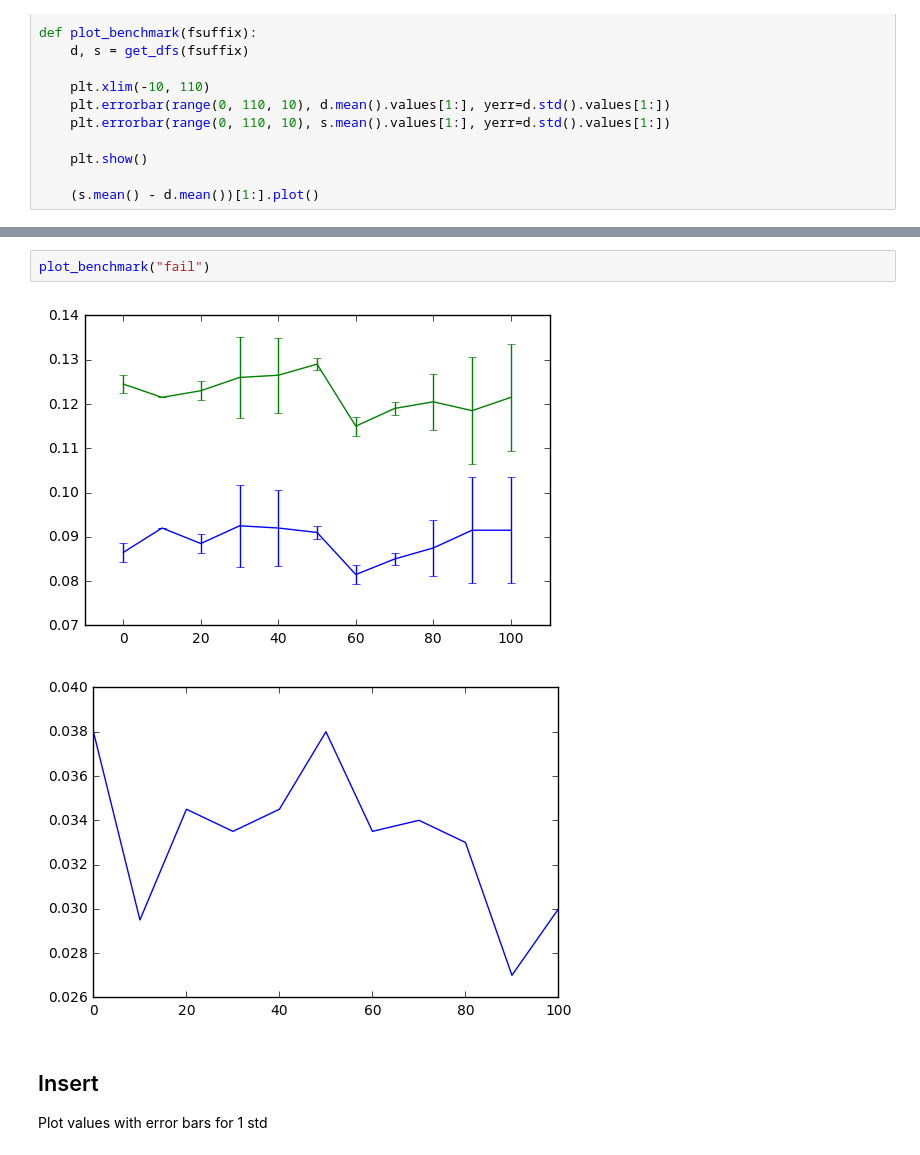
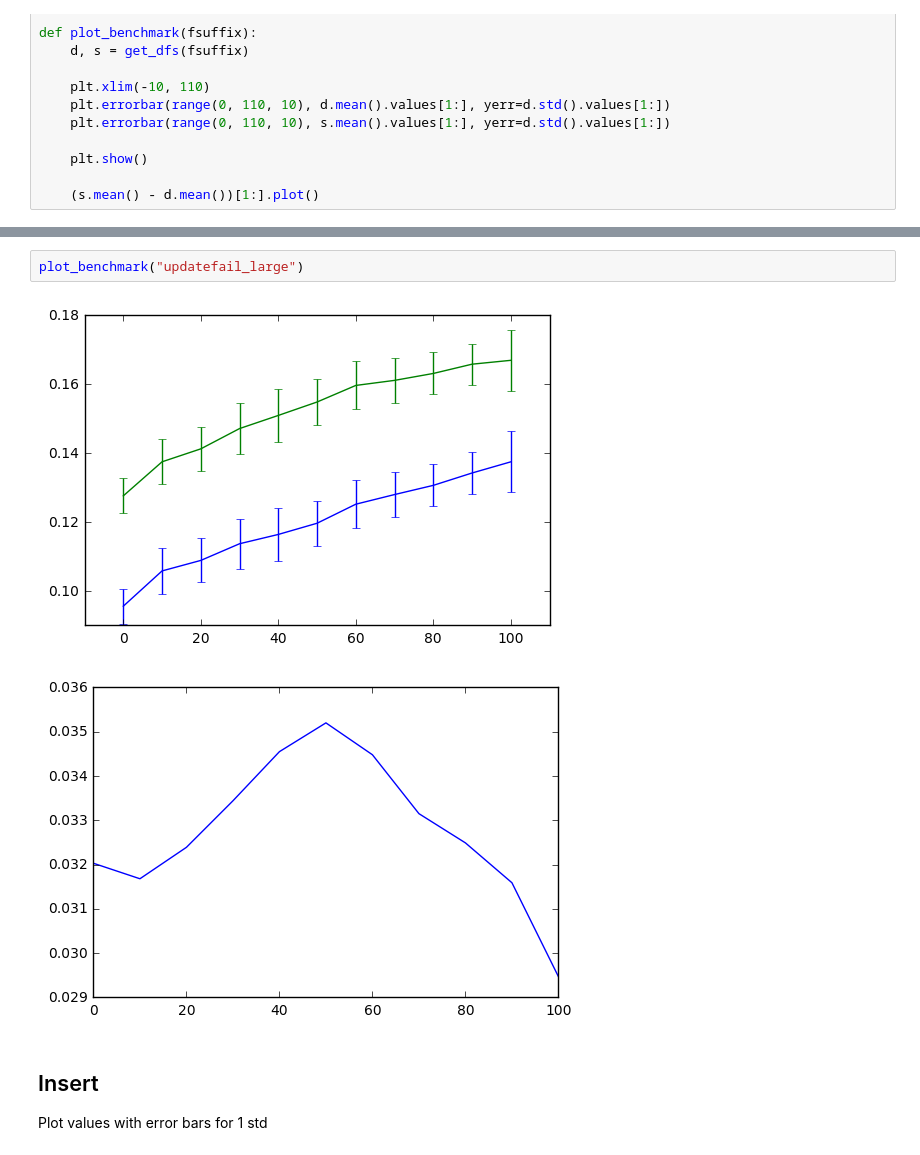
Before and after one commit to ezig/shilldb, a Jupyter notebook: experiments/queries/microbenchmarks.ipynb, the cells around one changed output, grey strips where cells are left out. Cells and saved outputs as stored; diff of their text form.

```diff
--- a/experiments/queries/microbenchmarks.ipynb
+++ b/experiments/queries/microbenchmarks.ipynb
@@ -27,8 +27,8 @@ plot_benchmark("aaa")
 # %%
-plot_benchmark("fail")
+plot_benchmark("updatefail_large")
 # %% [output]
-[figure, old version]
+[figure, new version]
-[figure, old version]
+[figure, new version]
 # %% [markdown]
 ## Insert
 
```
Also changed, not shown: parts of 1 cell of this notebook, 1 other file.
